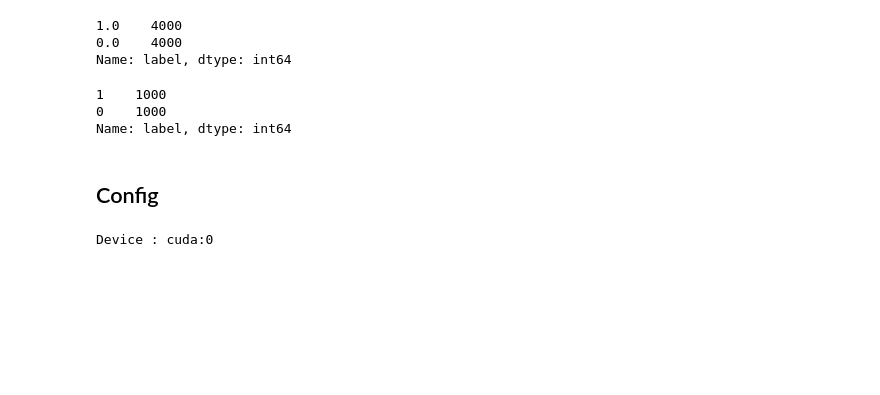
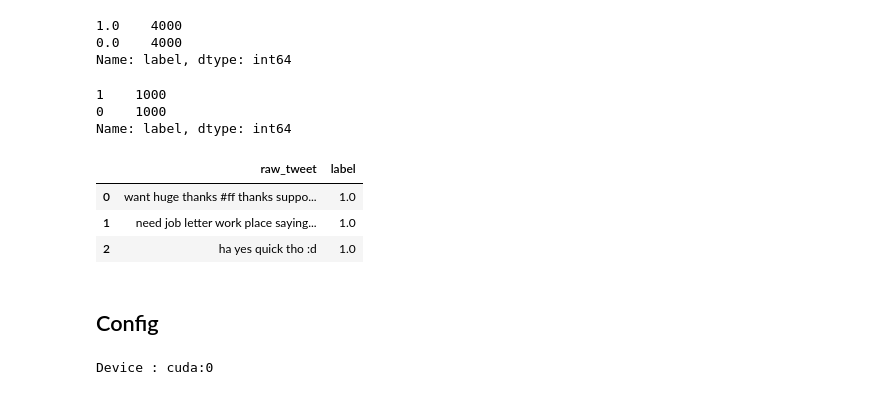
Before and after one commit to gupta24789/sentiment-analysis, a Jupyter notebook: 07_logistic_regression_bert.ipynb, the cells around one changed output. Saved outputs shown, nothing was run; the diff lists cells and outputs as text; code cells hidden in the pictures; blank space fills up the shorter version.

```diff
--- a/07_logistic_regression_bert.ipynb
+++ b/07_logistic_regression_bert.ipynb
@@ -60,6 +63,23 @@ val_df.label.value_counts()
 1    1000
 0    1000
 Name: label, dtype: int64
+# %%
+## Clean the data
+def custom_clean_text(x):
+  x = nt.TextFrame(x)
+  x = x.remove_stopwords().remove_urls().remove_emails().remove_dates().remove_puncts().remove_numbers().remove_userhandles().remove_multiple_spaces()
+  x = x.text.lower()
+  return x
+
+train_df['raw_tweet'] = train_df.raw_tweet.apply(lambda x: custom_clean_text(x))
+val_df['raw_tweet'] = val_df.raw_tweet.apply(lambda x: custom_clean_text(x))
+# %%
+train_df.head(3)
+# %% [output]
+|  | raw_tweet | label |
+| 0 | want huge thanks #ff thanks suppo... | 1.0 |
+| 1 | need job letter work place saying... | 1.0 |
+| 2 | ha yes quick tho :d | 1.0 |
 # %%
 train_x = train_df['raw_tweet'].tolist()
 train_y = train_df['label'].tolist()
```
Also changed, not shown: parts of 18 cells of this notebook.
